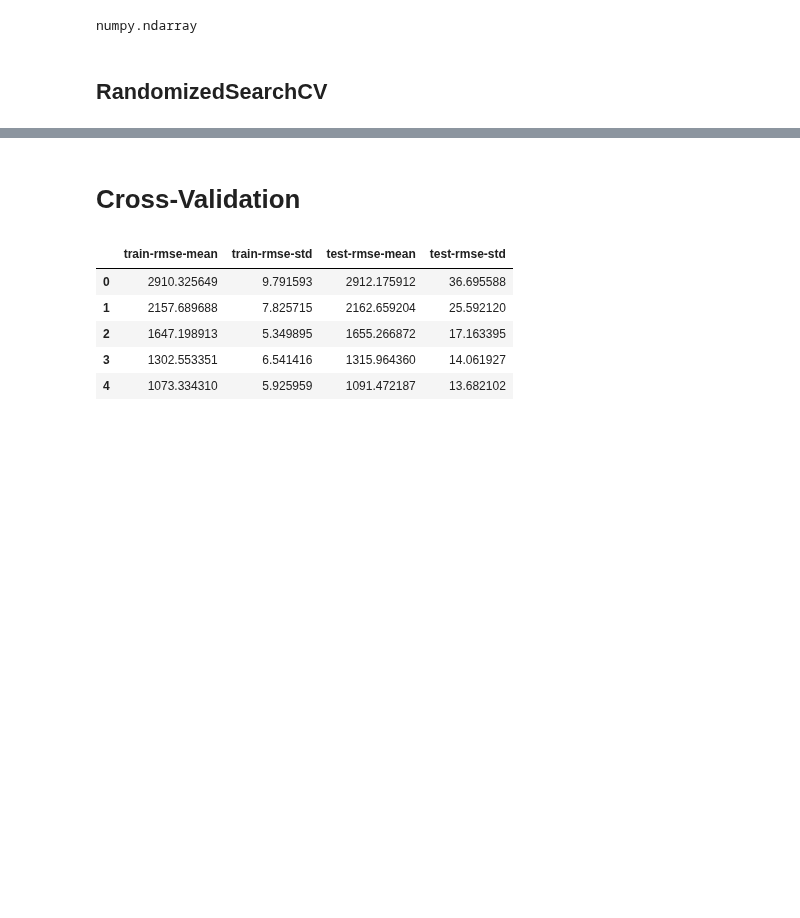
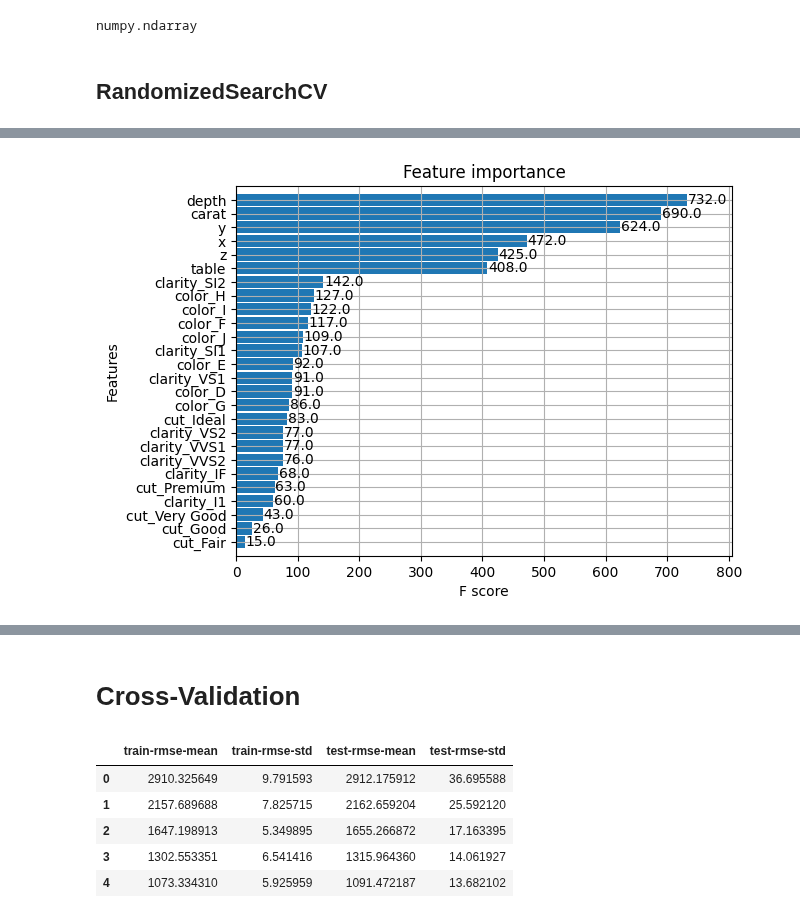
Before and after one commit to davidliu52/ml_learning, a Jupyter notebook: textbook/xgboost-diamond.ipynb, the cells around one changed output, grey strips where cells are left out. Drawn from its saved outputs; the diff is of its cells as text; code cells hidden in the pictures; blank space fills up the shorter version.

```diff
--- a/textbook/xgboost-diamond.ipynb
+++ b/textbook/xgboost-diamond.ipynb
@@ -160,3 +160,7 @@ _ = plot_importance(best_model, height=0.9)
+# %%
+_ = plot_importance(best_model, importance_type='weight', height=0.9)
+# %% [output]
+[figure, added]
 # %%
 #best_model = random_search.best_estimator_
 # Print the best parameters
```
Also changed, not shown: parts of 4 cells of this notebook.
